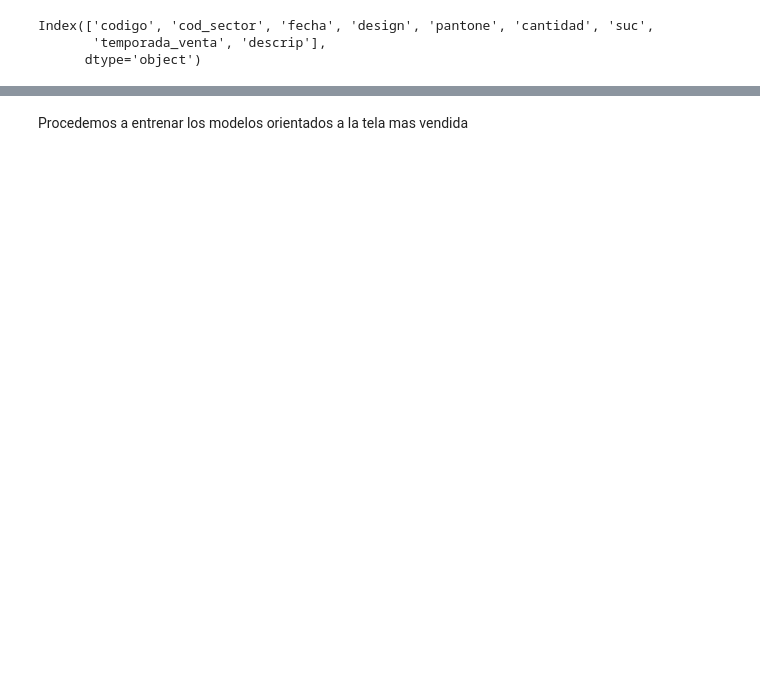
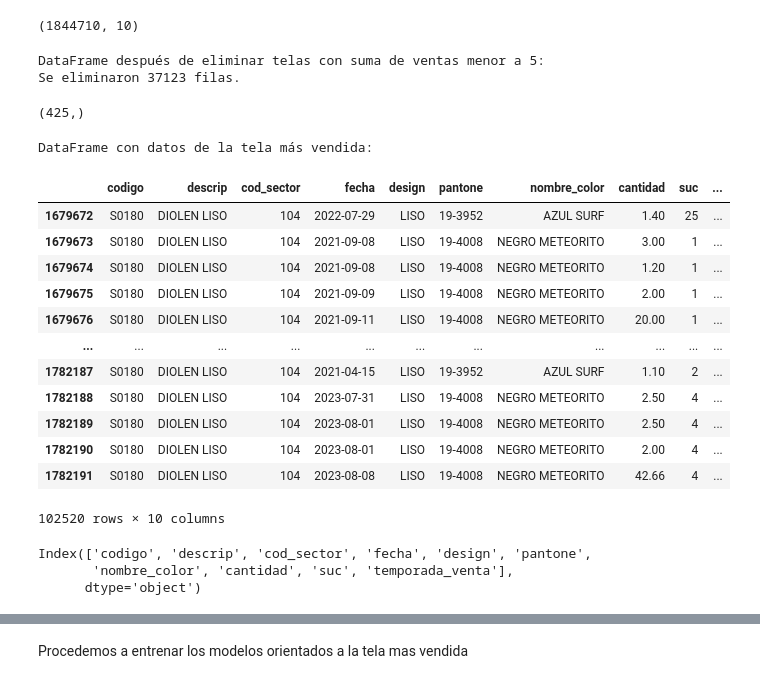
Before and after one commit to nicolasvargaszz/stock-MachineLearning, a Jupyter notebook: datoslimpios.ipynb, the cells around one changed output, grey strips where cells are left out. Saved outputs shown, nothing was run; the diff lists cells and outputs as text; code cells hidden in the pictures; blank space fills up the shorter version.

```diff
--- a/datoslimpios.ipynb
+++ b/datoslimpios.ipynb
@@ -214,0 +28,4 @@ DataFrame con datos de la tela más vendida:
+# %%
+cantidad_nan_en_descrip = datos_limpios['descrip'].isna().sum()
+print(f"La cantidad de valores NaN a eliminar son: {cantidad_nan_en_descrip}")
+datos_limpios= datos_limpios.dropna()
@@ -214,0 +53,5 @@ DataFrame con datos de la tela más vendida:
+# %%
+productos_mas_vendidos = datos_limpios.groupby('descrip')['cantidad'].sum().reset_index()
+
+# Ordenar el DataFrame por la cantidad de mayor a menor
+productos_mas_vendidos = productos_mas_vendidos.sort_values(by='cantidad', ascending=False)
@@ -215,6 +118,56 @@ DataFrame con datos de la tela más vendida:
+# %%
+datos_limpios.shape
+# %% [output]
+(1844710, 10)
+# %%
+suma_ventas_por_tela = datos_limpios.groupby('descrip')['cantidad'].sum()
+
+# Filtrar las telas cuya suma total de ventas sea menor a 5
+telas_a_eliminar = suma_ventas_por_tela[suma_ventas_por_tela < 795].index
+
+# Contar la cantidad de filas que serán eliminadas
+filas_eliminadas = datos_limpios[datos_limpios['descrip'].isin(telas_a_eliminar)].shape[0]
+
+# Eliminar las filas correspondientes a las telas a eliminar
+datos_limpios = datos_limpios[~datos_limpios['descrip'].isin(telas_a_eliminar)]
+
+# Imprimir el DataFrame resultante y la cantidad de filas eliminadas
+print("DataFrame después de eliminar telas con suma de ventas menor a 5:")
+print(f"Se eliminaron {filas_eliminadas} filas.")
+# %% [output]
+DataFrame después de eliminar telas con suma de ventas menor a 5:
+Se eliminaron 37123 filas.
+# %%
+datos_limpios["descrip"].unique().shape
+# %% [output]
+(425,)
+# %%
+top_tela = productos_mas_vendidos.head(1)['descrip']
+
+# Filtrar el DataFrame original para incluir solo las filas de la tela más vendida
+datos_top1_tela = datos_limpios[datos_limpios['descrip'].isin(top_tela)]
+
+# Imprimir el DataFrame resultante con los datos de las 5 telas más vendidas
+print("DataFrame con datos de la tela más vendida:")
+datos_top1_tela
+# %% [output]
+DataFrame con datos de la tela más vendida:
+|  | codigo | descrip | cod_sector | fecha | design | pantone | nombre_color | cantidad | suc | ... |
+| 1679672 | S0180 | DIOLEN LISO | 104 | 2022-07-29 | LISO | 19-3952 | AZUL SURF | 1.40 | 25 | ... |
+| 1679673 | S0180 | DIOLEN LISO | 104 | 2021-09-08 | LISO | 19-4008 | NEGRO METEORITO | 3.00 | 1 | ... |
+| 1679674 | S0180 | DIOLEN LISO | 104 | 2021-09-08 | LISO | 19-4008 | NEGRO METEORITO | 1.20 | 1 | ... |
+| 1679675 | S0180 | DIOLEN LISO | 104 | 2021-09-09 | LISO | 19-4008 | NEGRO METEORITO | 2.00 | 1 | ... |
+| 1679676 | S0180 | DIOLEN LISO | 104 | 2021-09-11 | LISO | 19-4008 | NEGRO METEORITO | 20.00 | 1 | ... |
+| ... | ... | ... | ... | ... | ... | ... | ... | ... | ... | ... |
+| 1782187 | S0180 | DIOLEN LISO | 104 | 2021-04-15 | LISO | 19-3952 | AZUL SURF | 1.10 | 2 | ... |
+| 1782188 | S0180 | DIOLEN LISO | 104 | 2023-07-31 | LISO | 19-4008 | NEGRO METEORITO | 2.50 | 4 | ... |
+| 1782189 | S0180 | DIOLEN LISO | 104 | 2023-08-01 | LISO | 19-4008 | NEGRO METEORITO | 2.50 | 4 | ... |
+| 1782190 | S0180 | DIOLEN LISO | 104 | 2023-08-01 | LISO | 19-4008 | NEGRO METEORITO | 2.00 | 4 | ... |
+| 1782191 | S0180 | DIOLEN LISO | 104 | 2023-08-08 | LISO | 19-4008 | NEGRO METEORITO | 42.66 | 4 | ... |
+102520 rows × 10 columns
 # %%
 datos_top1_tela.columns
 # %% [output]
-Index(['codigo', 'cod_sector', 'fecha', 'design', 'pantone', 'cantidad', 'suc',
-       'temporada_venta', 'descrip'],
+Index(['codigo', 'descrip', 'cod_sector', 'fecha', 'design', 'pantone',
+       'nombre_color', 'cantidad', 'suc', 'temporada_venta'],
       dtype='object')
```
Also changed, not shown: parts of 46 cells of this notebook.
